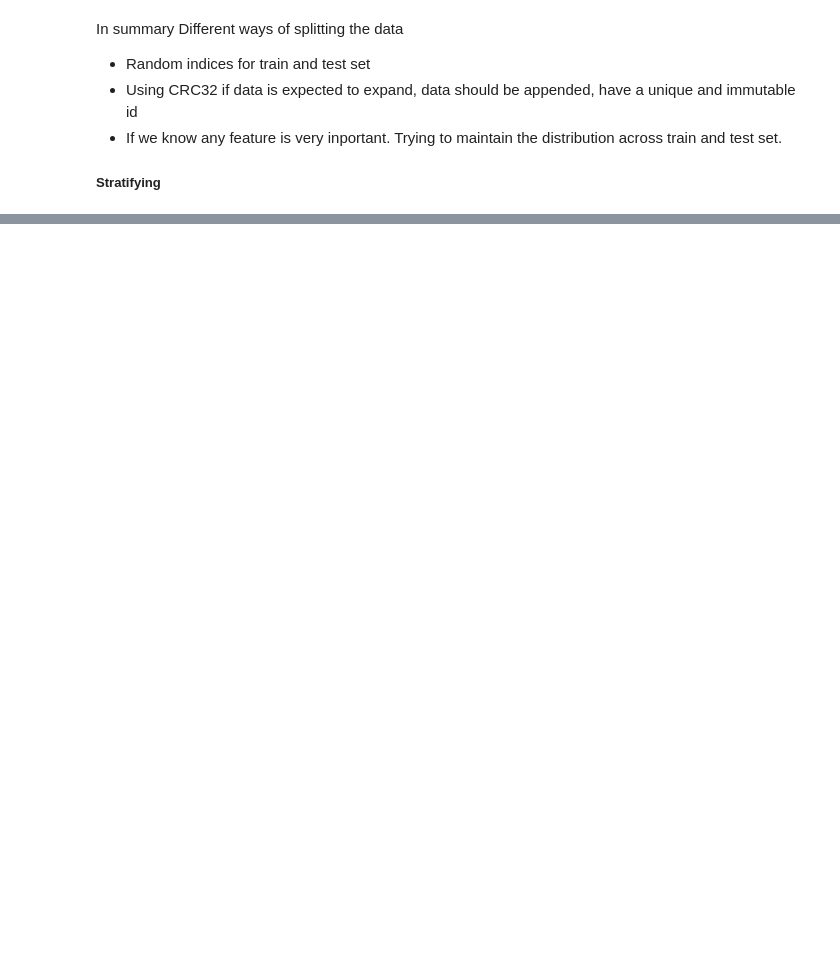
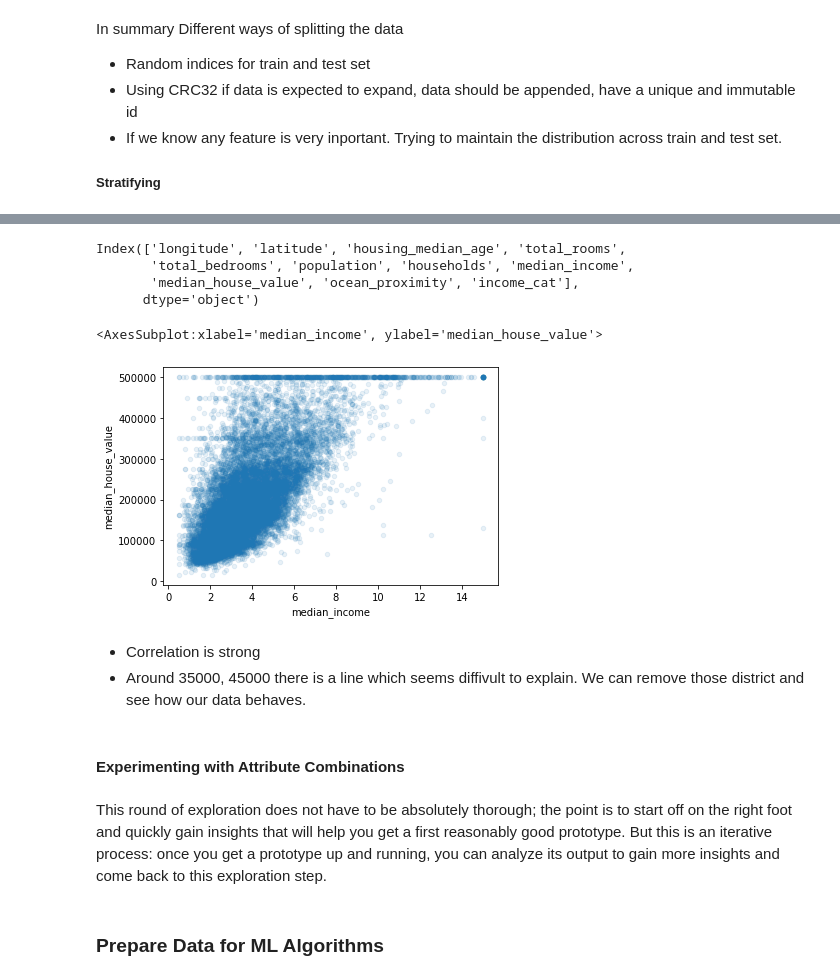
Before and after one commit to joyabhishek/handson-ml2, a Jupyter notebook: myCode/Chapter 2.ipynb, the cells around one changed output, grey strips where cells are left out. Drawn from its saved outputs; the diff is of its cells as text; code cells hidden in the pictures; blank space fills up the shorter version.

```diff
--- a/myCode/Chapter 2.ipynb
+++ b/myCode/Chapter 2.ipynb
@@ -202,0 +228,21 @@ Different ways of splitting the data
+# %%
+df.columns
+# %% [output]
+Index(['longitude', 'latitude', 'housing_median_age', 'total_rooms',
+       'total_bedrooms', 'population', 'households', 'median_income',
+       'median_house_value', 'ocean_proximity', 'income_cat'],
+      dtype='object')
+# %%
+df.plot(kind="scatter", x="median_income", y="median_house_value", alpha=0.1)
+# %% [output]
+<AxesSubplot:xlabel='median_income', ylabel='median_house_value'>
+[figure, added]
+# %% [markdown]
+- Correlation is strong
+- Around 35000, 45000 there is a line which seems diffivult to explain. We can remove those district and see how our data behaves.
+# %% [markdown]
+#### Experimenting with Attribute Combinations
+# %% [markdown]
+This round of exploration does not have to be absolutely thorough; the point is to start off on the right foot and quickly gain insights that will help you get a first reasonably good prototype. But this is an iterative process: once you get a prototype up and running, you can analyze its output to gain more insights and come back to this exploration step.
+# %% [markdown]
+### Prepare Data for ML Algorithms
```
Also changed, not shown: parts of 16 cells of this notebook, 2 other files.
